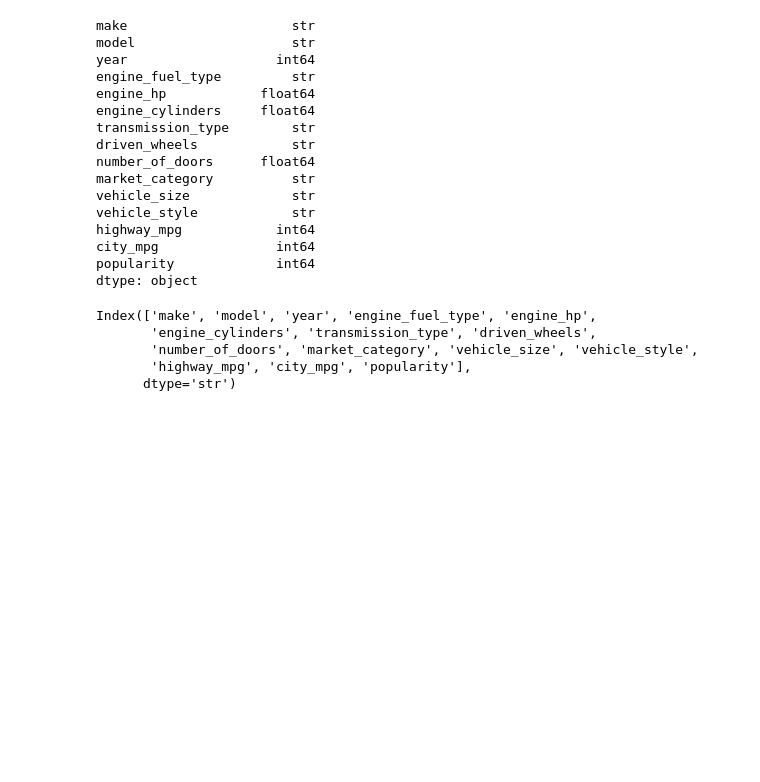
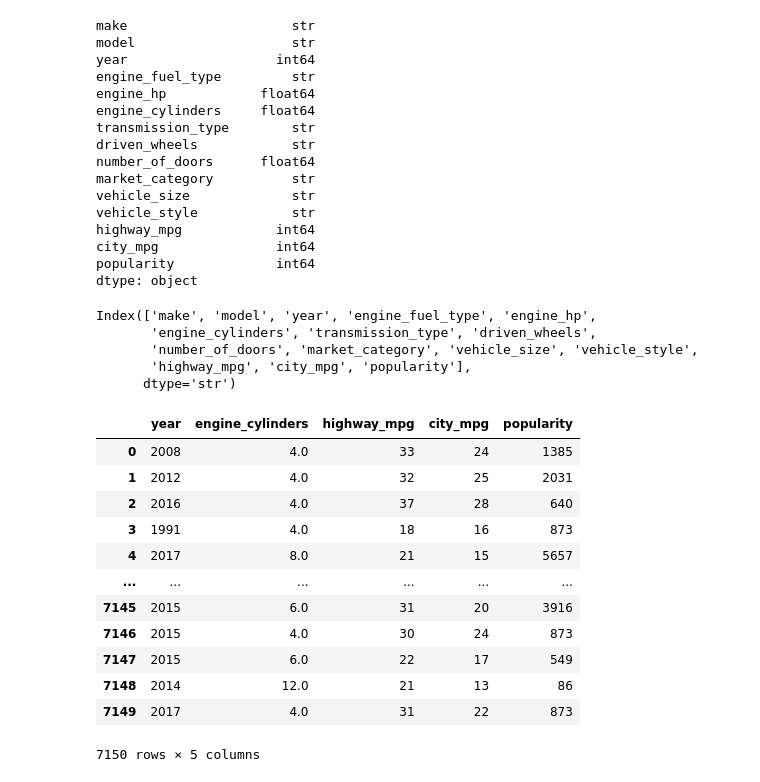
Before and after one commit to rudraksh-tyagi/ai-ml-log, a Jupyter notebook: ML_ZoomCamp/car_price_predictor(session 2)/price_predictor.ipynb, the cells around one changed output. Drawn from its saved outputs; the diff is of its cells as text; code cells hidden in the pictures; blank space fills up the shorter version.

```diff
--- a/ML_ZoomCamp/car_price_predictor(session 2)/price_predictor.ipynb
+++ b/ML_ZoomCamp/car_price_predictor(session 2)/price_predictor.ipynb
@@ -206,3 +206,18 @@ Index(['make', 'model', 'year', 'engine_fuel_type', 'engine_hp',
       dtype='str')
 # %%
 base = ['year' , 'engine_cylinders' , 'highway_mpg' , 'city_mpg' , 'popularity']
+df_train[base]
+# %% [output]
+|  | year | engine_cylinders | highway_mpg | city_mpg | popularity |
+| 0 | 2008 | 4.0 | 33 | 24 | 1385 |
+| 1 | 2012 | 4.0 | 32 | 25 | 2031 |
+| 2 | 2016 | 4.0 | 37 | 28 | 640 |
+| 3 | 1991 | 4.0 | 18 | 16 | 873 |
+| 4 | 2017 | 8.0 | 21 | 15 | 5657 |
+| ... | ... | ... | ... | ... | ... |
+| 7145 | 2015 | 6.0 | 31 | 20 | 3916 |
+| 7146 | 2015 | 4.0 | 30 | 24 | 873 |
+| 7147 | 2015 | 6.0 | 22 | 17 | 549 |
+| 7148 | 2014 | 12.0 | 21 | 13 | 86 |
+| 7149 | 2017 | 4.0 | 31 | 22 | 873 |
+7150 rows × 5 columns
```
Also changed, not shown: parts of 1 cell of this notebook.
